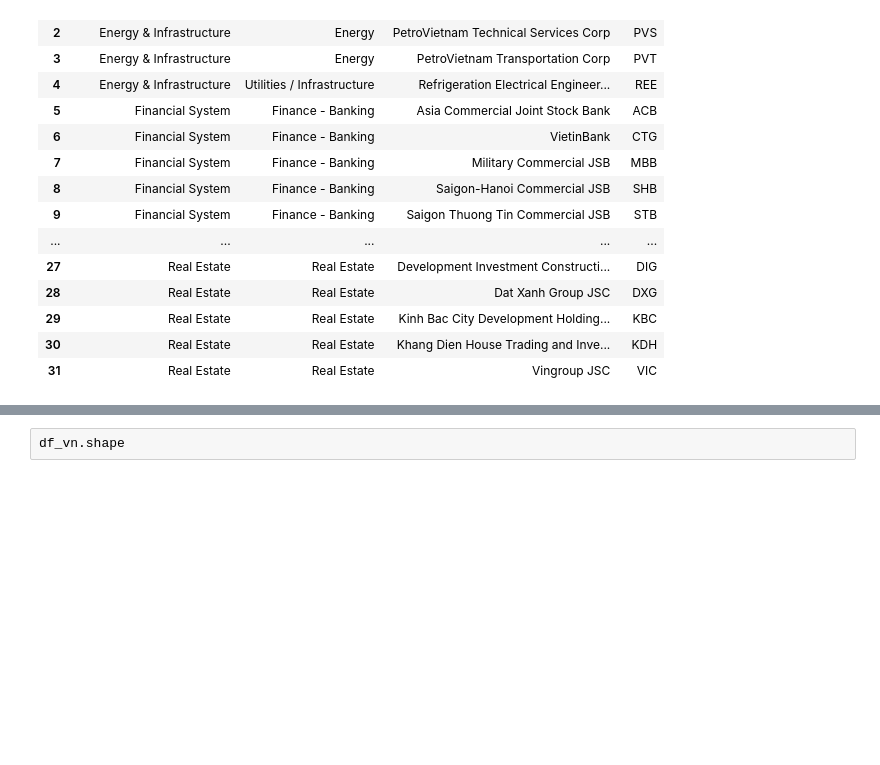
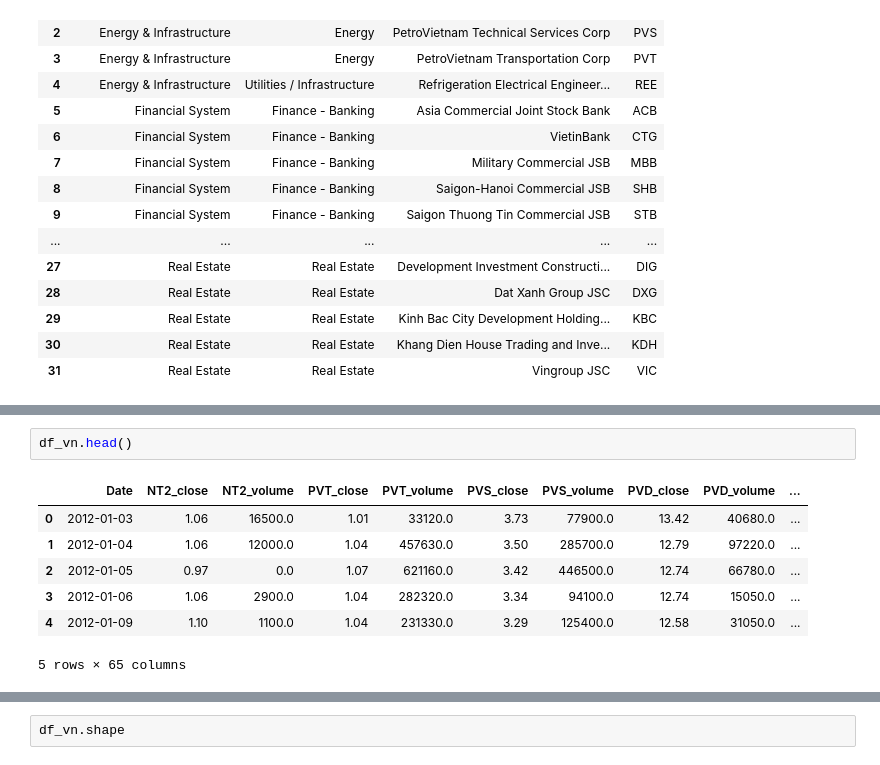
Before and after one commit to SebastianoDenegri/vietnam-systemic-risk-index, a Jupyter notebook: A_Systemic_Risk_Framework_for_the_Vietnamese_Market_a_Composite_Risk_Index_and_Financial_Stress_Prediction.ipynb, the cells around one changed output, grey strips where cells are left out. Drawn from its saved outputs; the diff is of its cells as text; blank space fills up the shorter version.

```diff
--- a/A_Systemic_Risk_Framework_for_the_Vietnamese_Market_a_Composite_Risk_Index_and_Financial_Stress_Prediction.ipynb
+++ b/A_Systemic_Risk_Framework_for_the_Vietnamese_Market_a_Composite_Risk_Index_and_Financial_Stress_Prediction.ipynb
@@ -138 +241,11 @@ df_vn.head(5)
+# %%
+df_vn.head()
+# %% [output]
+|  | Date | NT2_close | NT2_volume | PVT_close | PVT_volume | PVS_close | PVS_volume | PVD_close | PVD_volume | ... |
+| 0 | 2012-01-03 | 1.06 | 16500.0 | 1.01 | 33120.0 | 3.73 | 77900.0 | 13.42 | 40680.0 | ... |
+| 1 | 2012-01-04 | 1.06 | 12000.0 | 1.04 | 457630.0 | 3.50 | 285700.0 | 12.79 | 97220.0 | ... |
+| 2 | 2012-01-05 | 0.97 | 0.0 | 1.07 | 621160.0 | 3.42 | 446500.0 | 12.74 | 66780.0 | ... |
+| 3 | 2012-01-06 | 1.06 | 2900.0 | 1.04 | 282320.0 | 3.34 | 94100.0 | 12.74 | 15050.0 | ... |
+| 4 | 2012-01-09 | 1.10 | 1100.0 | 1.04 | 231330.0 | 3.29 | 125400.0 | 12.58 | 31050.0 | ... |
+5 rows × 65 columns
 # %%
```
Also changed, not shown: parts of 40 cells of this notebook.
